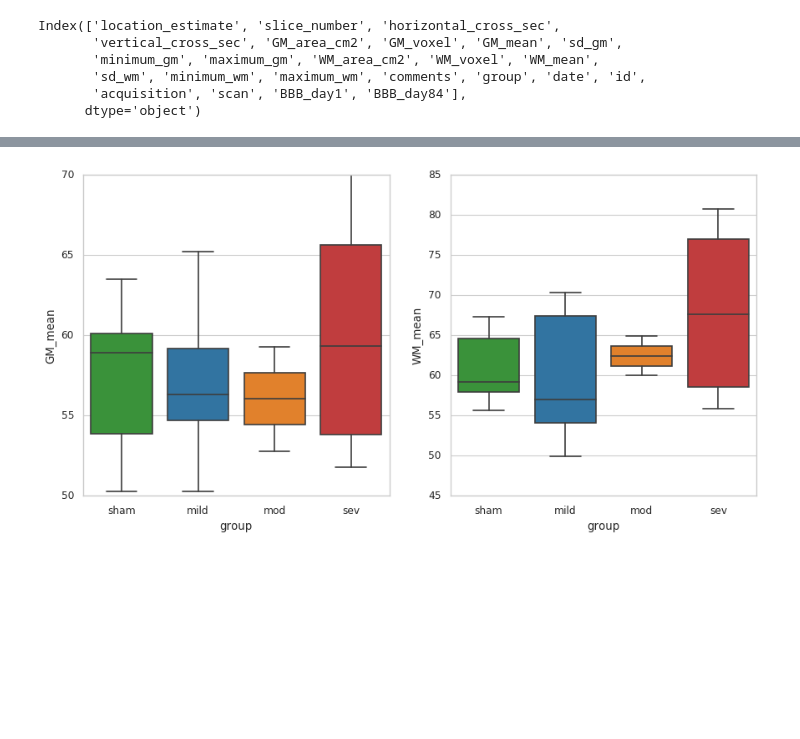
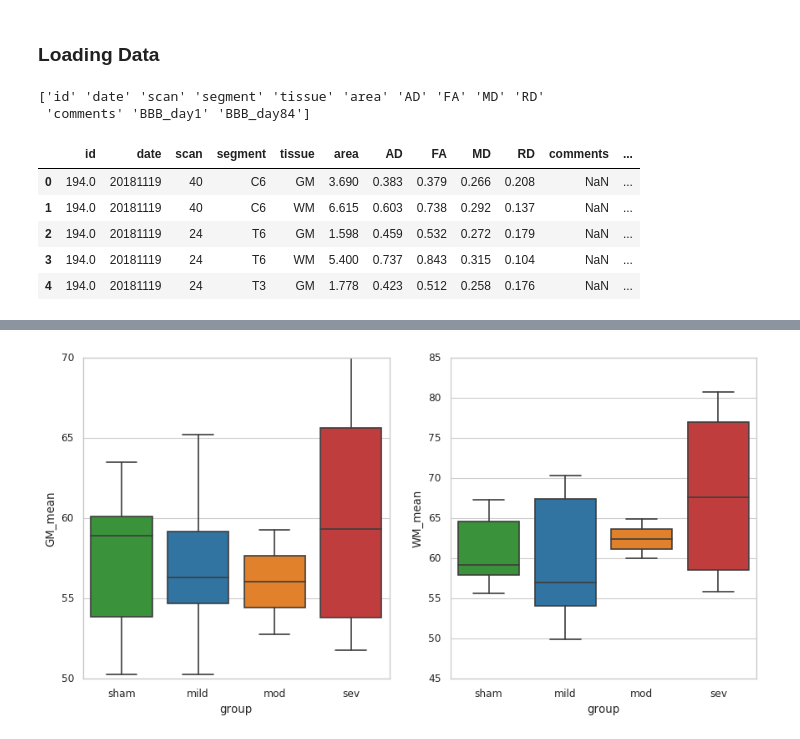
Before and after one commit to felixsc1/SpinalCord, a Jupyter notebook: Notebooks/Analysis.ipynb, the cells around one changed output, grey strips where cells are left out. Drawn from its saved outputs; the diff is of its cells as text; code cells hidden in the pictures; blank space fills up the shorter version.

Commit message:
cleaned up analysis, started some ML tests

```diff
--- a/Notebooks/Analysis.ipynb
+++ b/Notebooks/Analysis.ipynb
@@ -57,12 +23,52 @@ See the caveats in the documentation: http://pandas.pydata.org/pandas-docs/stabl
-# %%
-# display details of a specific animal:
-df[(df['id'] == 196)]
-df.columns
-# %% [output]
-Index(['location_estimate', 'slice_number', 'horizontal_cross_sec',
-       'vertical_cross_sec', 'GM_area_cm2', 'GM_voxel', 'GM_mean', 'sd_gm',
-       'minimum_gm', 'maximum_gm', 'WM_area_cm2', 'WM_voxel', 'WM_mean',
-       'sd_wm', 'minimum_wm', 'maximum_wm', 'comments', 'group', 'date', 'id',
-       'acquisition', 'scan', 'BBB_day1', 'BBB_day84'],
-      dtype='object')
+# %% [markdown]
+### Loading Data
+# %%
+warnings.filterwarnings("ignore") # comment out for debugging.
+
+# ---------- Insert Relaxometry data: -----------
+folders = {}
+folders['Relaxometry1'] = '/mnt/c/Users/felix/OneDrive/WORK/2019ETH/Analysis/AllDimitir_WM_GM_ for_C6_T6_Fsc.xlsx'
+df = r.getExcel(folders['Relaxometry1'])
+df = r.cleanup_dimitri(df)
+
+folders['Relaxometry2'] = r'/mnt/c/Users/felix/OneDrive/WORK/2019ETH/Analysis/AllData_Dimitri/Roi section T3 whole WM GM.xlsx'
+df2 = r.getExcel(folders['Relaxometry2'])
+df2 = r.cleanup_dimitri(df2)
+
+list_of_sheets = [df, df2]
+RX = pd.concat(list_of_sheets)
+
+# ------- insert BBB behavioral data: ---------
+folders['BBB'] = r'/mnt/c/Users/felix/OneDrive/WORK/2019ETH/Analysis/FromZsofia/Copy of Budde_SCIDTI_Cohort1_Data.xlsx'
+RX = r.insert_BBB_data(RX, folders['BBB'])
+
+# -------   Insert DTI data:  ----------
+folders['DTI'] = r'/mnt/c/Users/felix/OneDrive/WORK/2019ETH/Analysis/AllData_Dimitri/DTI measurements.xlsx'
+folders['DTI_T3'] = r'/mnt/c/Users/felix/OneDrive/WORK/2019ETH/Analysis/AllData_Dimitri/DTI Measurments T3.xlsx'
+folders['DTI_ROIs'] = r'/mnt/c/Users/felix/OneDrive/WORK/2019ETH/Analysis/AllData_Dimitri/DTI White matter indentations for C6_T3_T6.xlsx'
+
+
+DTI=[]
+DTI_raw = r.getExcel(folders['DTI'], header=None)
+DTI = r.DTI_cleanup(DTI_raw)
+DTI_T3_raw = r.getExcel(folders['DTI_T3'], header=None)
+DTI_T3 = r.DTI_cleanup(DTI_T3_raw)
+DTI_ROIs_raw = r.getExcel(folders['DTI_ROIs'], header=None)
+DTI_ROIs = r.DTI_cleanup(DTI_ROIs_raw)
+
+list_of_sheets = [DTI, DTI_T3, DTI_ROIs]  #allows now combining any number of excel files (with same formatting)
+DTI = pd.concat(list_of_sheets)
+DTI = r.insert_BBB_data(DTI, folders['BBB'])
+
+print(DTI.columns.values)
+DTI.head()
+# %% [output]
+['id' 'date' 'scan' 'segment' 'tissue' 'area' 'AD' 'FA' 'MD' 'RD'
+ 'comments' 'BBB_day1' 'BBB_day84']
+|  | id | date | scan | segment | tissue | area | AD | FA | MD | RD | comments | ... |
+| 0 | 194.0 | 20181119 | 40 | C6 | GM | 3.690 | 0.383 | 0.379 | 0.266 | 0.208 | NaN | ... |
+| 1 | 194.0 | 20181119 | 40 | C6 | WM | 6.615 | 0.603 | 0.738 | 0.292 | 0.137 | NaN | ... |
+| 2 | 194.0 | 20181119 | 24 | T6 | GM | 1.598 | 0.459 | 0.532 | 0.272 | 0.179 | NaN | ... |
+| 3 | 194.0 | 20181119 | 24 | T6 | WM | 5.400 | 0.737 | 0.843 | 0.315 | 0.104 | NaN | ... |
+| 4 | 194.0 | 20181119 | 24 | T3 | GM | 1.778 | 0.423 | 0.512 | 0.258 | 0.176 | NaN | ... |
 # %%
```
Also changed, not shown: parts of 17 cells of this notebook, 2 other files.
